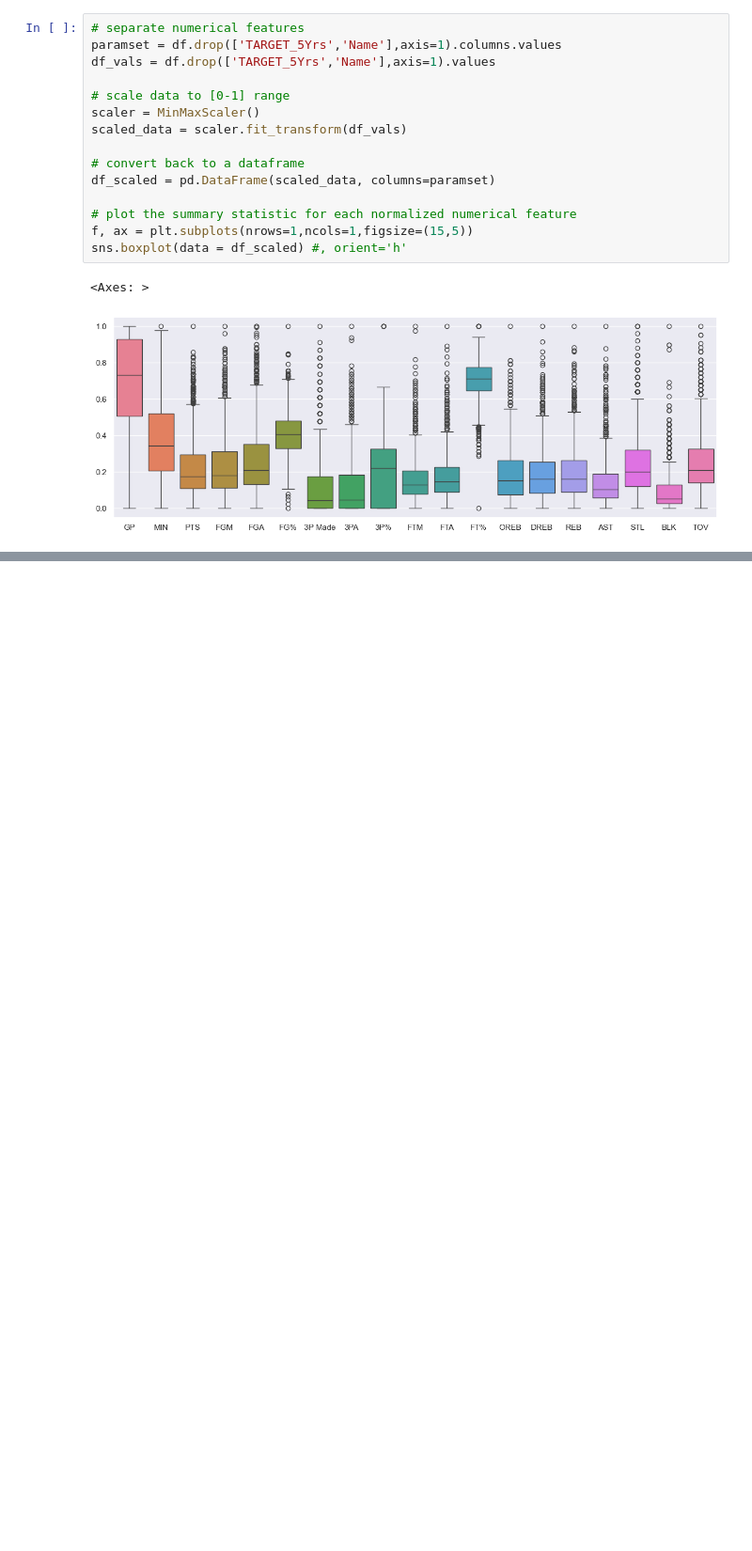
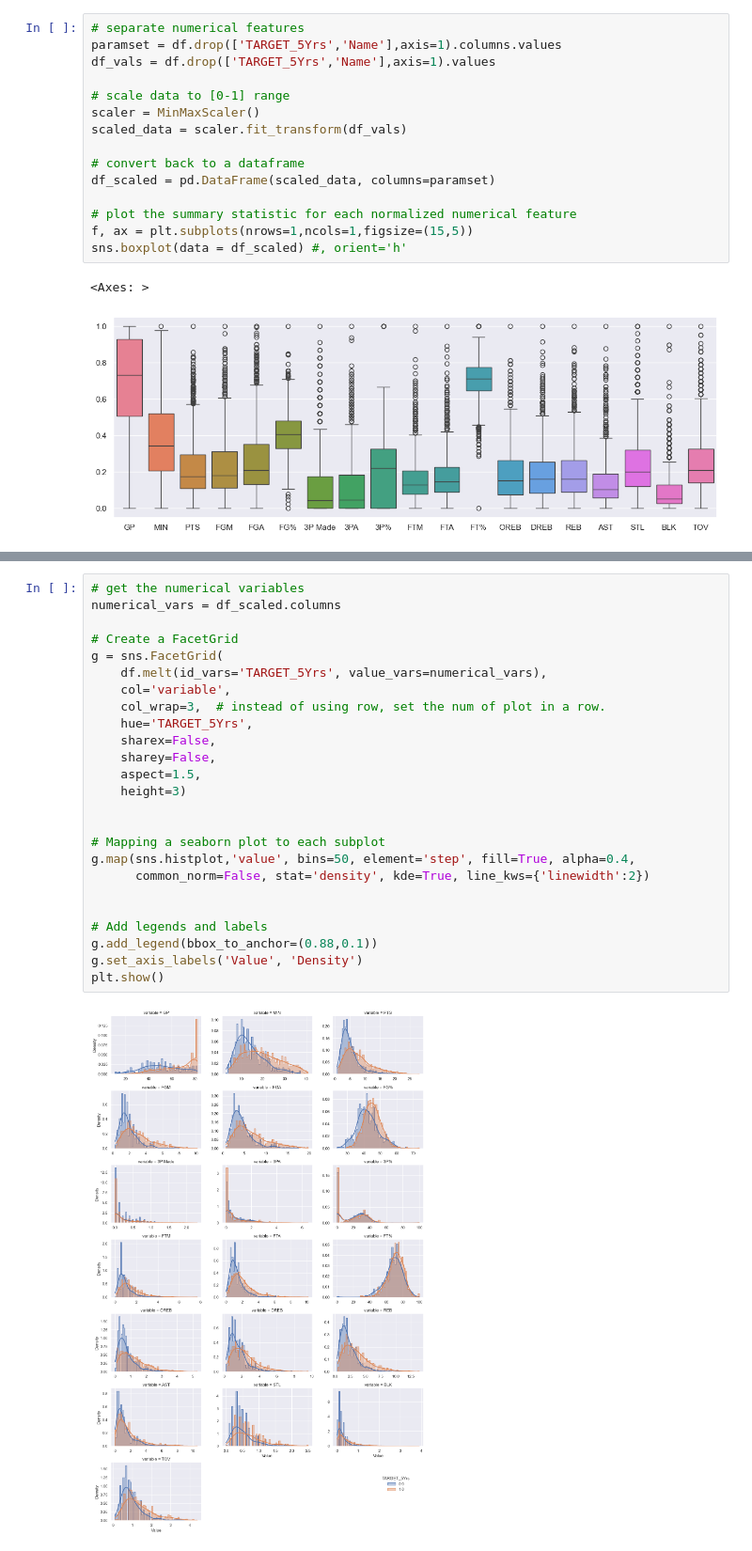
Before and after one commit to RamiroHR/Players_investment_Analysis_and_API, a Jupyter notebook: Data_Exploration.ipynb, the cells around one changed output, grey strips where cells are left out. Shown at 94% size. Cells and saved outputs as stored; diff of their text form; blank space fills up the shorter version.

```diff
--- a/Data_Exploration.ipynb
+++ b/Data_Exploration.ipynb
@@ -267,0 +295,27 @@ sns.boxplot(data = df_scaled) #, orient='h'
+# %%
+# get the numerical variables
+numerical_vars = df_scaled.columns
+
+# Create a FacetGrid
+g = sns.FacetGrid(
+    df.melt(id_vars='TARGET_5Yrs', value_vars=numerical_vars),
+    col='variable',
+    col_wrap=3,  # instead of using row, set the num of plot in a row.
+    hue='TARGET_5Yrs',
+    sharex=False,
+    sharey=False,
+    aspect=1.5,
+    height=3)
+
+
+# Mapping a seaborn plot to each subplot
+g.map(sns.histplot,'value', bins=50, element='step', fill=True, alpha=0.4,
+      common_norm=False, stat='density', kde=True, line_kws={'linewidth':2})
+
+
+# Add legends and labels
+g.add_legend(bbox_to_anchor=(0.88,0.1))
+g.set_axis_labels('Value', 'Density')
+plt.show()
+# %% [output]
+[figure, added]
```
Also changed, not shown: parts of 9 cells of this notebook, 1 other file.
